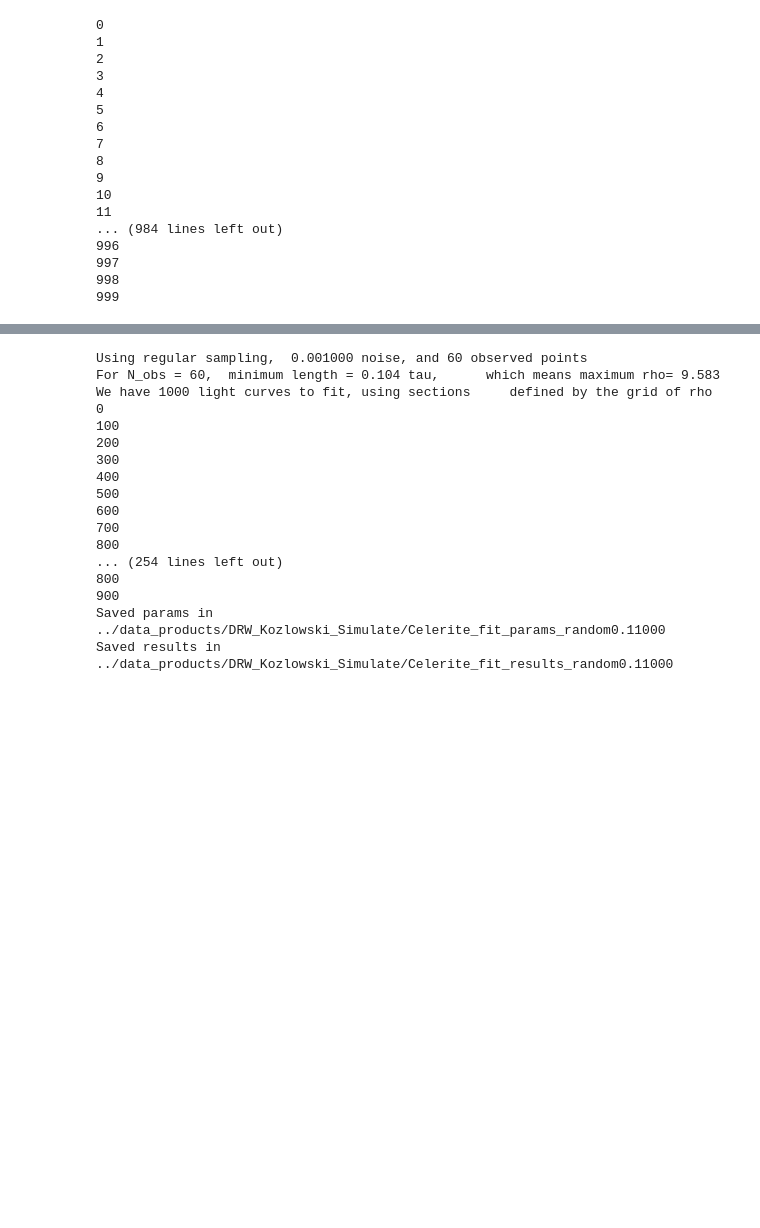
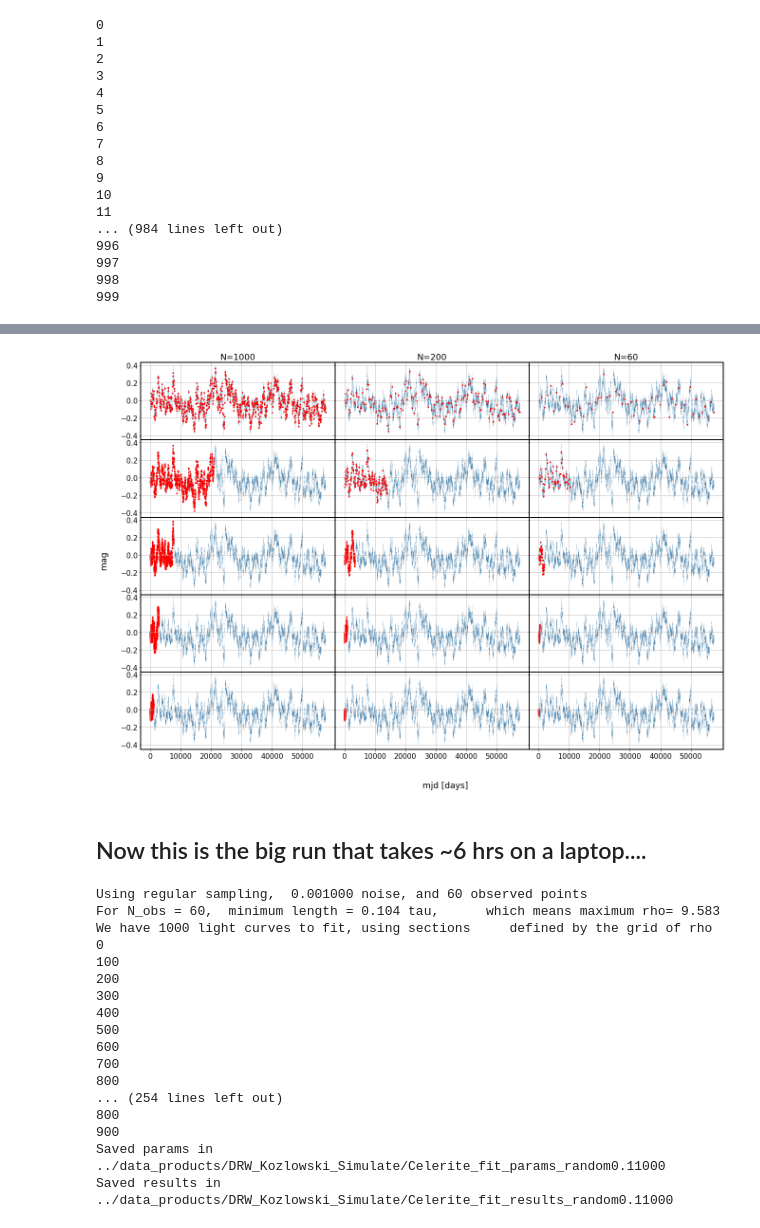
Before and after one commit to suberlak/DRW_Celerite, a Jupyter notebook: code/Celerite_Kozlowski_2017_simulate.ipynb, the cells around one changed output, grey strips where cells are left out. Drawn from its saved outputs; the diff is of its cells as text; code cells hidden in the pictures; blank space fills up the shorter version.

```diff
--- a/code/Celerite_Kozlowski_2017_simulate.ipynb
+++ b/code/Celerite_Kozlowski_2017_simulate.ipynb
@@ -314,3 +347,39 @@ def fit_lightcurves(SF_inf = 0.2, noise=0.001, sampling='regular',
+# %%
+# read in the true lightcurve :  I just choose the first one for illustration
+i=0
+t = np.loadtxt(outDir +'lightcurves/'+'DRW_times_dt-1d_T-57500d.txt')
+y = np.loadtxt(outDir+'lightcurves/'+'DRW_mags_'+str(i).zfill(5)+'.txt')
+
+n_rho_grid = 5
+fig,axs = plt.subplots(n_rho_grid,3 , figsize=(22,15), sharey=True, sharex = True)
+col = 0
+for N in plot.keys() :
+
+    #lengths = list(plot[N].keys())
+    row = 0
+    axs[row,col].set_title('N='+str(N))
+    for length in plot[N].keys() :
+        t_obs = plot[N][length]['t_obs']
+        y_obs = plot[N][length]['y_obs']
+        axs[row,col].scatter(t,y,s=0.001)
+        axs[row,col].scatter(t_obs, y_obs, s=6, c='red', marker='o')
+        axs[row,col].grid(axis='both')
+        row += 1
+    #ticks= axs[row-1, col].get_xticks()
+    axs[row-1, col].set_xticks(np.arange(6)*1e4)
+    col += 1
+
+
+fig.text(0.5, 0.05, 'mjd [days]', fontsize=18)
+fig.text(0.07, 0.5, 'mag', rotation=90, fontsize=18)
+
+plt.subplots_adjust(wspace=0)
+plt.subplots_adjust(hspace=0)
+plt.savefig(outDir+'Sampling_illustrate_regular_0-001_noise.png', bbox_inches='tight')
+# %% [output]
+[figure, added]
+# %% [markdown]
+## Now this is the big run that takes ~6 hrs on a laptop....
 # %%
 # run over a grid of params and save results ...
 
```
Also changed, not shown: parts of 18 cells of this notebook.
